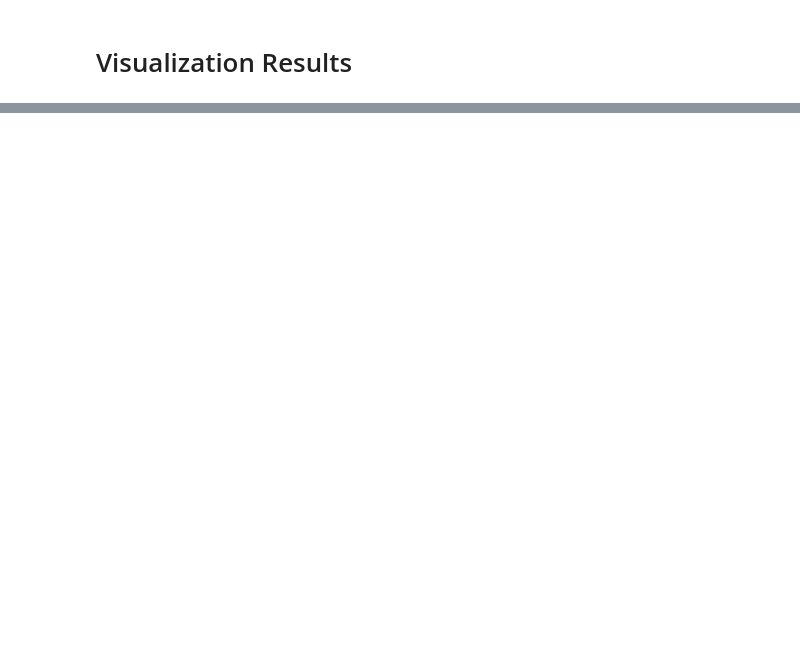
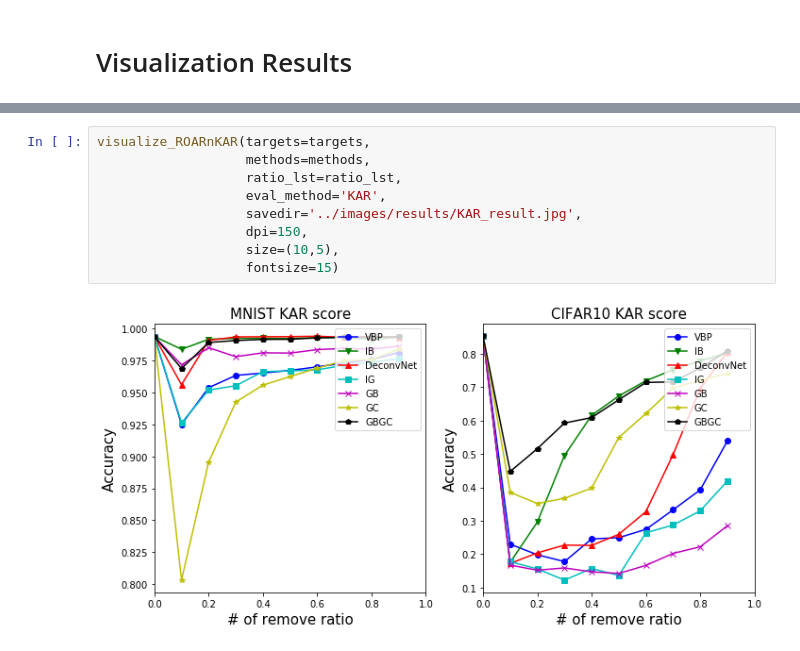
Before and after one commit to TooTouch/WhiteBox-Part1, a Jupyter notebook: notebook/[Evaluation] - ROAR&KAR.ipynb, the cells around one changed output, grey strips where cells are left out. Saved outputs shown, nothing was run; the diff lists cells and outputs as text; blank space fills up the shorter version.

```diff
--- a/notebook/[Evaluation] - ROAR&KAR.ipynb
+++ b/notebook/[Evaluation] - ROAR&KAR.ipynb
@@ -30,3 +29,14 @@ visualize_ROARnKAR(targets,
                    fontsize=15)
 # %% [output]
 [figure]
+# %%
+visualize_ROARnKAR(targets=targets,
+                   methods=methods,
+                   ratio_lst=ratio_lst,
+                   eval_method='KAR',
+                   savedir='../images/results/KAR_result.jpg',
+                   dpi=150,
+                   size=(10,5),
+                   fontsize=15)
+# %% [output]
+[figure, added]
```
Also changed, not shown: parts of 2 cells of this notebook, 9 other files.
